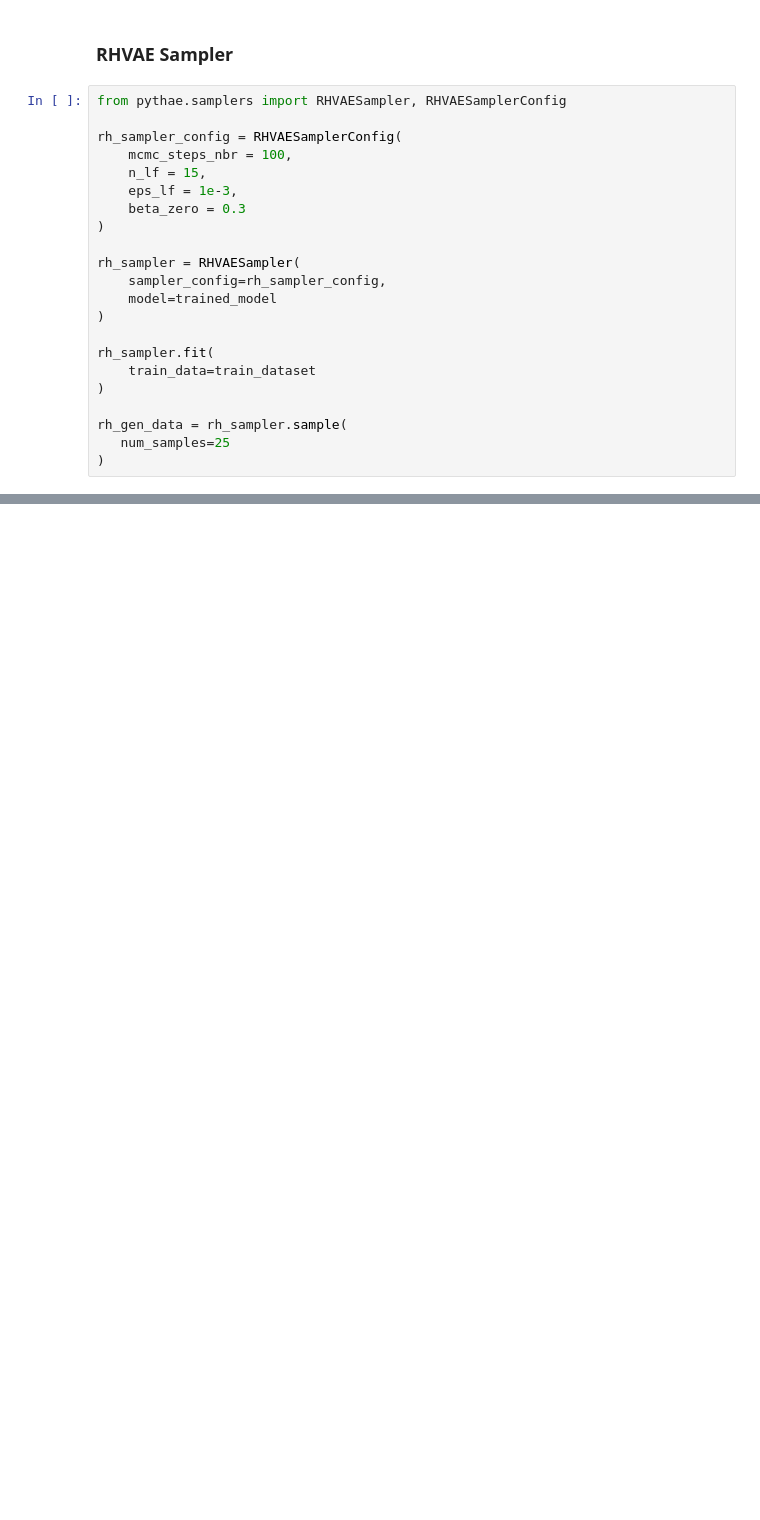
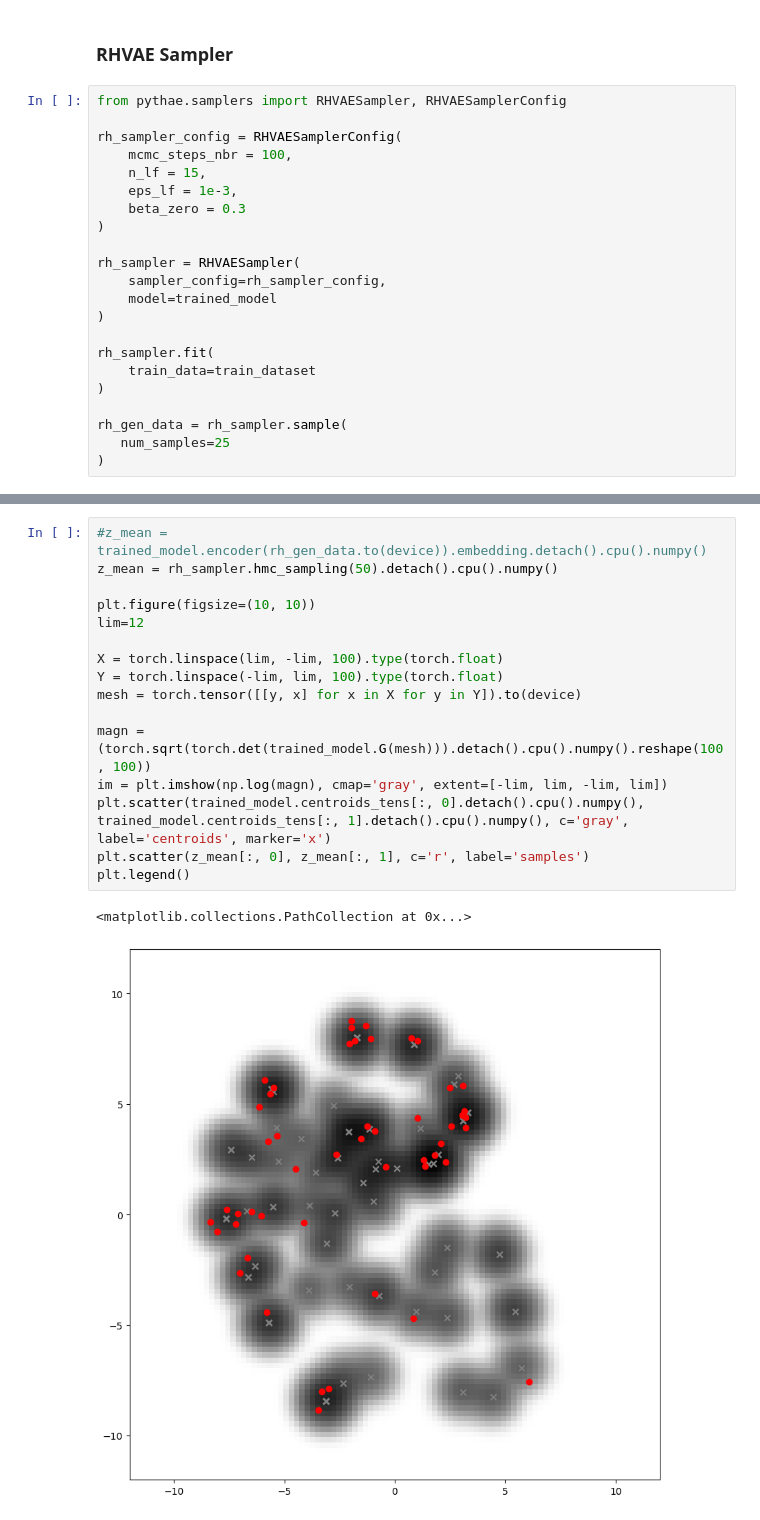
Before and after one commit to dmandache/ModelDegeneration, a Jupyter notebook: test_pythae.ipynb, the cells around one changed output, grey strips where cells are left out. Saved outputs shown, nothing was run; the diff lists cells and outputs as text; blank space fills up the shorter version.

```diff
--- a/test_pythae.ipynb
+++ b/test_pythae.ipynb
@@ -584,0 +613,19 @@ IS [std] = 0.1092
+# %%
+#z_mean = trained_model.encoder(rh_gen_data.to(device)).embedding.detach().cpu().numpy()
+z_mean = rh_sampler.hmc_sampling(50).detach().cpu().numpy()
+
+plt.figure(figsize=(10, 10))
+lim=12
+
+X = torch.linspace(lim, -lim, 100).type(torch.float)
+Y = torch.linspace(-lim, lim, 100).type(torch.float)
+mesh = torch.tensor([[y, x] for x in X for y in Y]).to(device)
+
+magn = (torch.sqrt(torch.det(trained_model.G(mesh))).detach().cpu().numpy().reshape(100, 100))
+im = plt.imshow(np.log(magn), cmap='gray', extent=[-lim, lim, -lim, lim])
+plt.scatter(trained_model.centroids_tens[:, 0].detach().cpu().numpy(), trained_model.centroids_tens[:, 1].detach().cpu().numpy(), c='gray', label='centroids', marker='x')
+plt.scatter(z_mean[:, 0], z_mean[:, 1], c='r', label='samples')
+plt.legend()
+# %% [output]
+<matplotlib.collections.PathCollection at 0x...>
+[figure, added]
```
Also changed, not shown: parts of 15 cells of this notebook.
